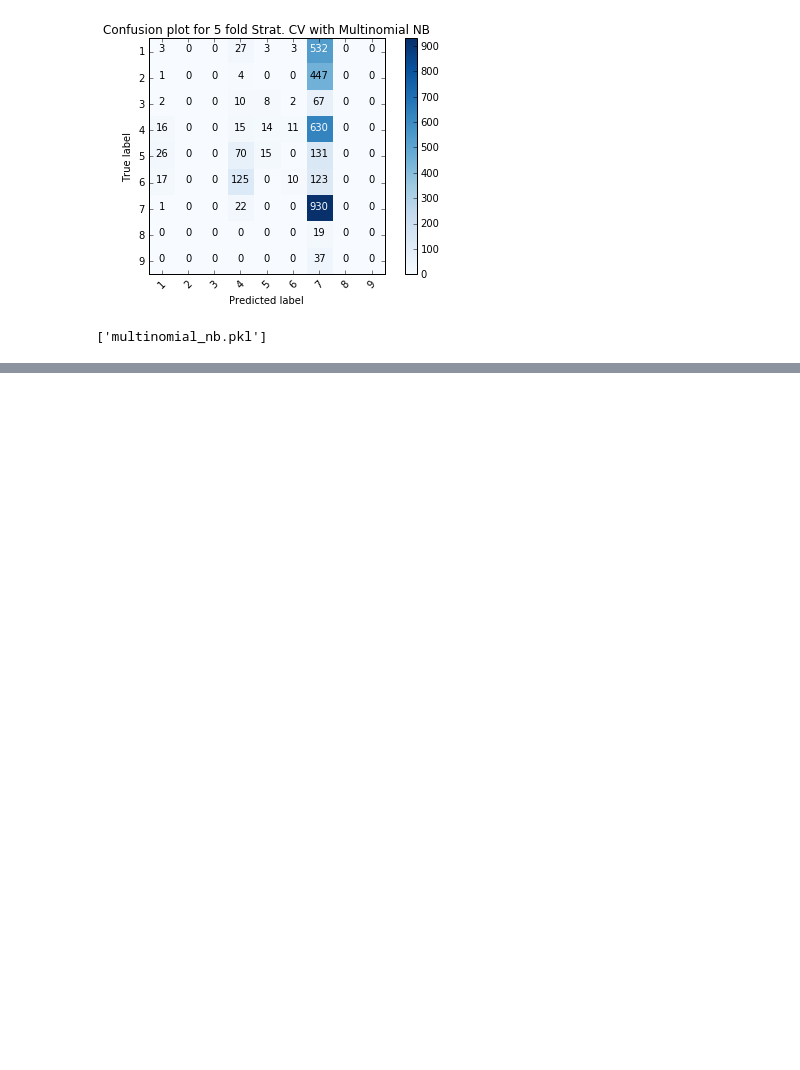
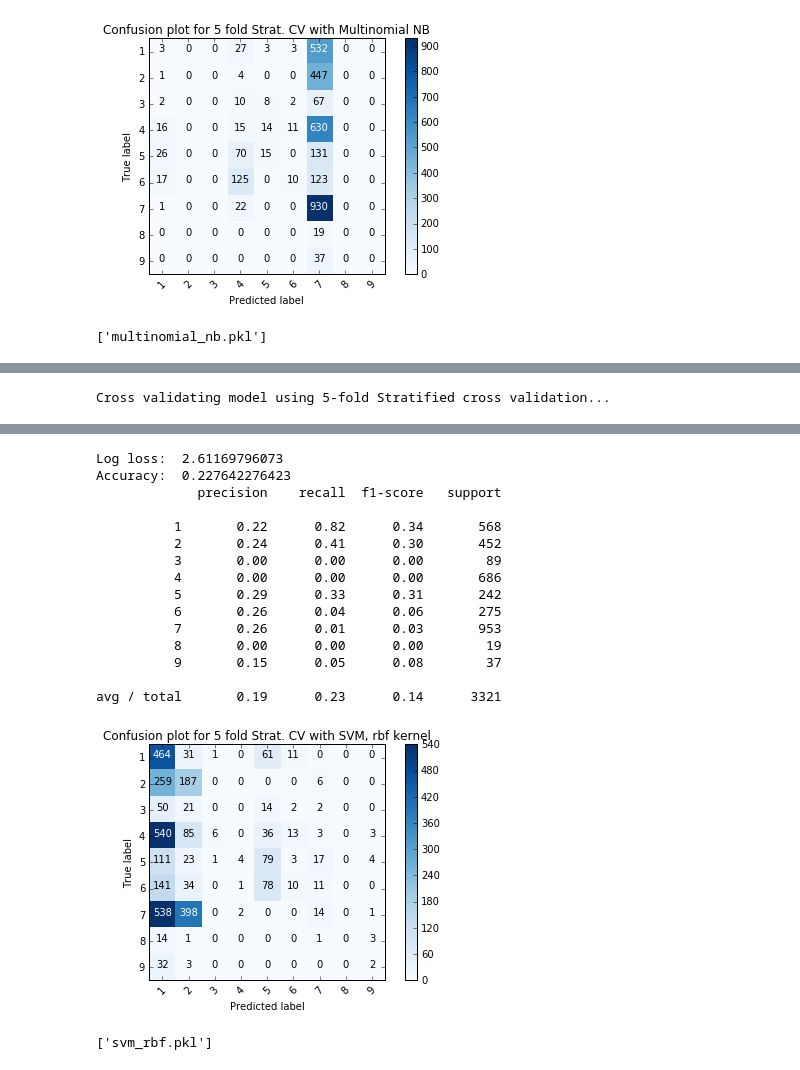
Before and after one commit to halfcurry/ML_Redefining_Cancer, a Jupyter notebook: redef_cancer.ipynb, the cells around one changed output, grey strips where cells are left out. Saved outputs shown, nothing was run; the diff lists cells and outputs as text; code cells hidden in the pictures; blank space fills up the shorter version.

```diff
--- a/redef_cancer.ipynb
+++ b/redef_cancer.ipynb
@@ -247,0 +301,6 @@ avg / total       0.17      0.29      0.16      3321
+# %%
+model = svm.SVC(C = 0.3, kernel = 'rbf', probability = True)
+model = crossval_evaluate_model(model,X_new,y,'Confusion plot for 5 fold Strat. CV with SVM, rbf kernel')
+joblib.dump(model, "svm_rbf.pkl",compress=1)
+# %% [output]
+Cross validating model using 5-fold Stratified cross validation...
@@ -247,0 +308,17 @@ avg / total       0.17      0.29      0.16      3321
+Log loss:  2.61169796073
+Accuracy:  0.227642276423
+             precision    recall  f1-score   support
+
+          1       0.22      0.82      0.34       568
+          2       0.24      0.41      0.30       452
+          3       0.00      0.00      0.00        89
+          4       0.00      0.00      0.00       686
+          5       0.29      0.33      0.31       242
+          6       0.26      0.04      0.06       275
+          7       0.26      0.01      0.03       953
+          8       0.00      0.00      0.00        19
+          9       0.15      0.05      0.08        37
+
+avg / total       0.19      0.23      0.14      3321
+[figure, added]
+['svm_rbf.pkl']
```
Also changed, not shown: parts of 5 cells of this notebook.
